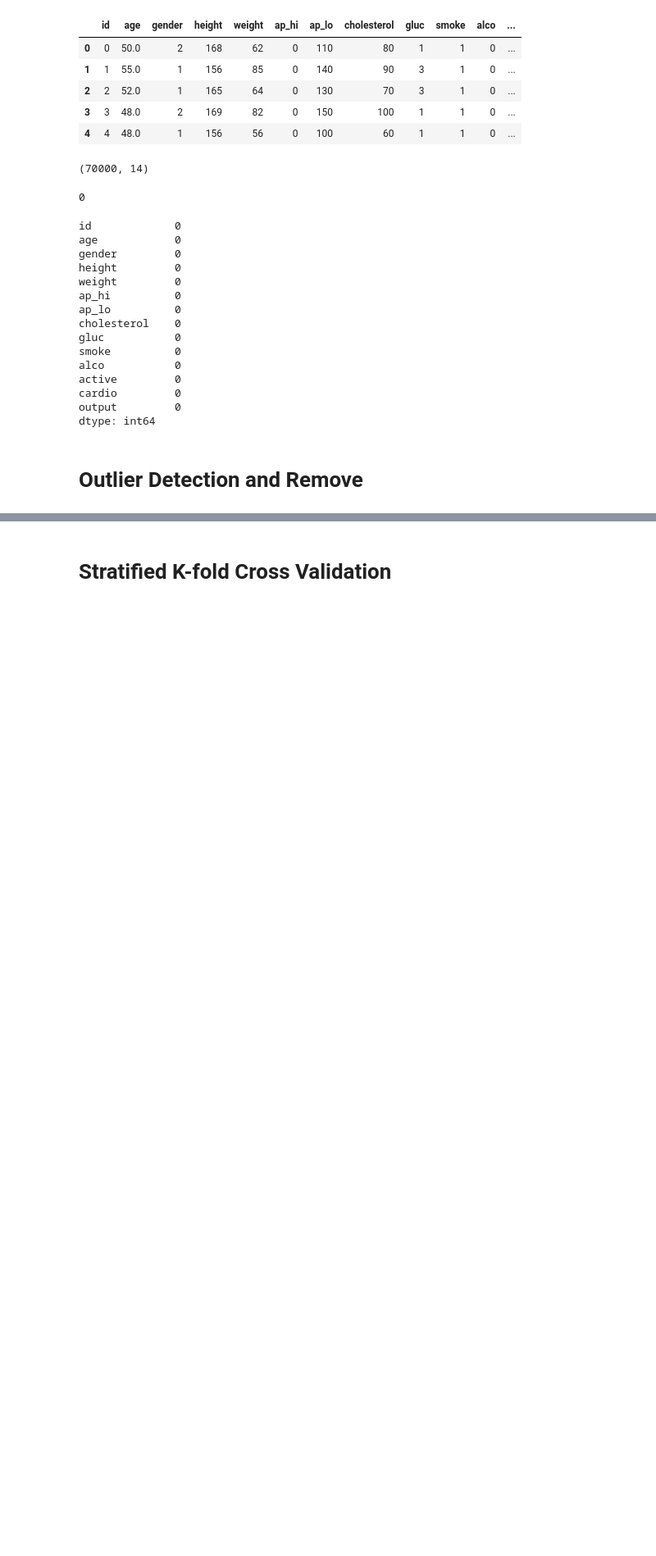
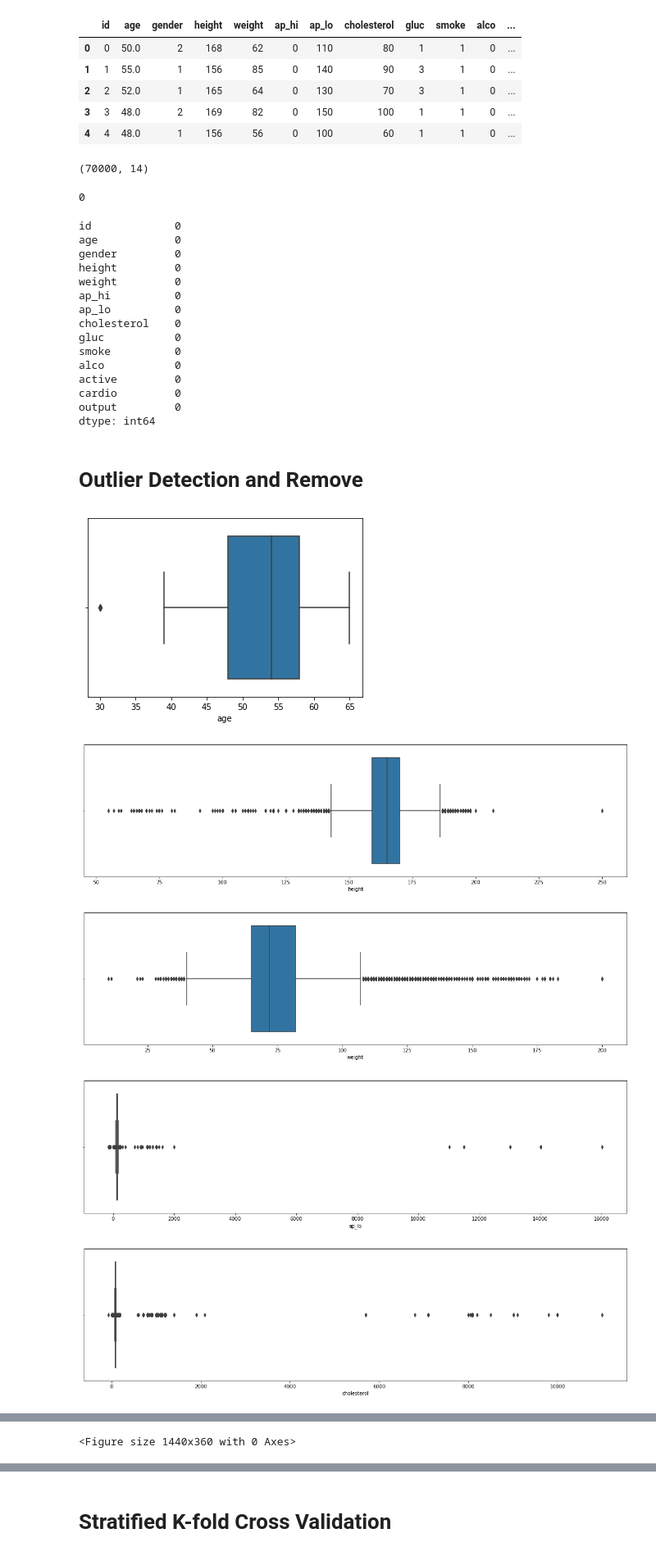
Before and after one commit to Rafath-Auvee/Thesis-Paper, a Jupyter notebook: Thesis Code.ipynb, the cells around one changed output, grey strips where cells are left out. Shown at 82% size. Cells and saved outputs as stored; diff of their text form; code cells hidden in the pictures; blank space fills up the shorter version.

Commit message:
box plot added for before and after outlier handling

```diff
--- a/Thesis Code.ipynb
+++ b/Thesis Code.ipynb
@@ -57,3 +57,14 @@ import matplotlib.pyplot as plt
 import seaborn as sns
 # %% [markdown]
 # Outlier Detection and Remove
+# %%
+numerical_cols=['age','height','weight','ap_lo','cholesterol','ap_hi']
+for feature in numerical_cols:
+    sns.boxplot(data[feature])
+    plt.figure(figsize=(20,5))
+# %% [output]
+[figure, added]
+[figure, added]
+[figure, added]
+[figure, added]
+[figure, added]
@@ -60,3 +72,4 @@ import seaborn as sns
+<Figure size 1440x360 with 0 Axes>
 # %%
 def outlier(coloumn):
     Q1 = coloumn.quantile(0.25)
```
Also changed, not shown: parts of 24 cells of this notebook.
